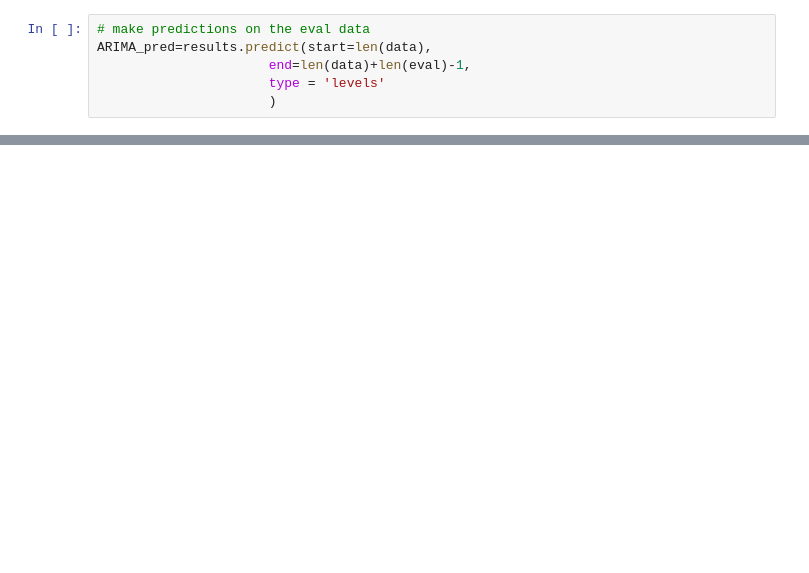
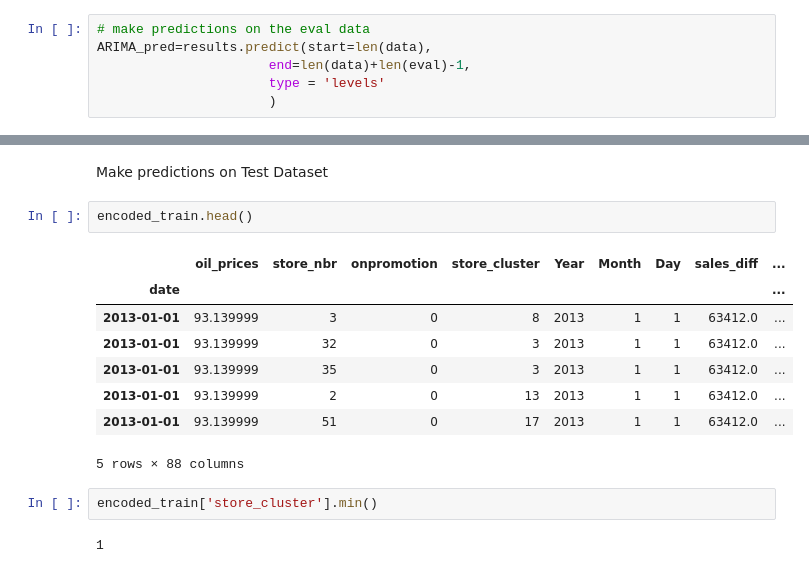
Before and after one commit to sethsot/Regression_Project, a Jupyter notebook: regression.ipynb, the cells around one changed output, grey strips where cells are left out. Saved outputs shown, nothing was run; the diff lists cells and outputs as text; blank space fills up the shorter version.

```diff
--- a/regression.ipynb
+++ b/regression.ipynb
@@ -2193,0 +2193,17 @@ results
+# %% [markdown]
+Make predictions on Test Dataset
+# %%
+encoded_train.head()
+# %% [output]
+|  | oil_prices | store_nbr | onpromotion | store_cluster | Year | Month | Day | sales_diff | ... |
+| date |  |  |  |  |  |  |  |  | ... |
+| 2013-01-01 | 93.139999 | 3 | 0 | 8 | 2013 | 1 | 1 | 63412.0 | ... |
+| 2013-01-01 | 93.139999 | 32 | 0 | 3 | 2013 | 1 | 1 | 63412.0 | ... |
+| 2013-01-01 | 93.139999 | 35 | 0 | 3 | 2013 | 1 | 1 | 63412.0 | ... |
+| 2013-01-01 | 93.139999 | 2 | 0 | 13 | 2013 | 1 | 1 | 63412.0 | ... |
+| 2013-01-01 | 93.139999 | 51 | 0 | 17 | 2013 | 1 | 1 | 63412.0 | ... |
+5 rows × 88 columns
+# %%
+encoded_train['store_cluster'].min()
+# %% [output]
+1
```
Also changed, not shown: parts of 23 cells of this notebook, 1 other file.
